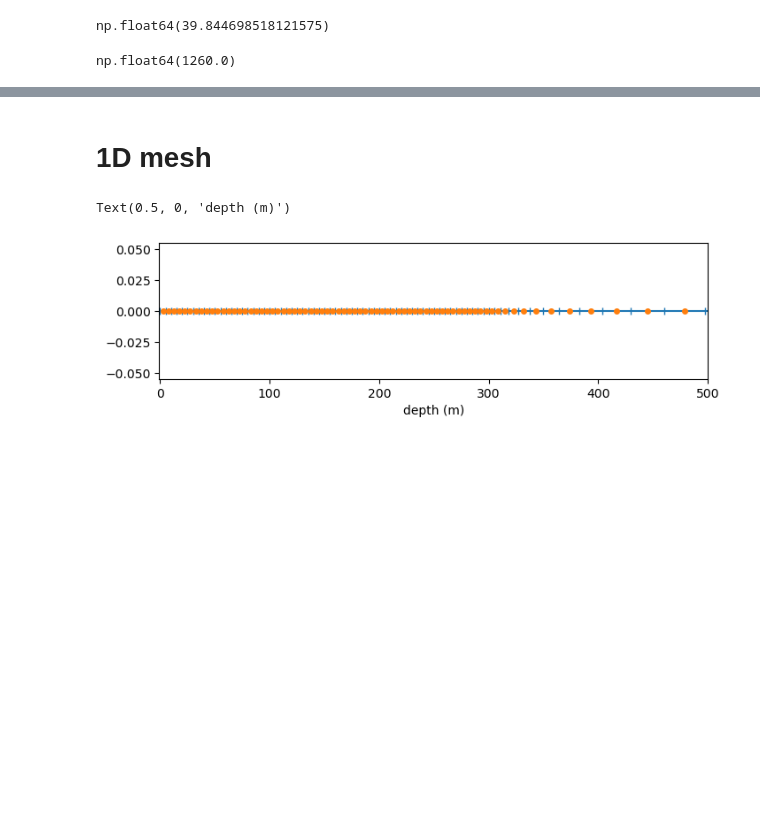
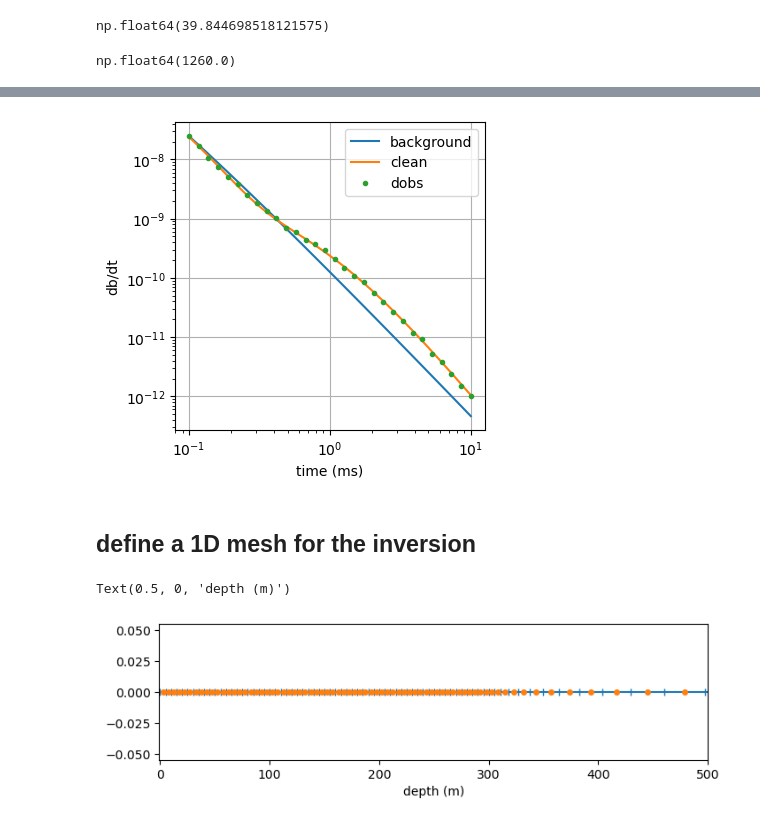
Before and after one commit to ubcgif/2024-aqgeo-meeting-em-tutorial, a Jupyter notebook: 4-inversion-1D.ipynb, the cells around one changed output, grey strips where cells are left out. Saved outputs shown, nothing was run; the diff lists cells and outputs as text; code cells hidden in the pictures; blank space fills up the shorter version.

```diff
--- a/4-inversion-1D.ipynb
+++ b/4-inversion-1D.ipynb
@@ -69,5 +91,22 @@ np.float64(1260.0)
+# %%
+relative_error = 0.05
+d_background = simulation_3layer.dpred(np.log(sigma_back)*np.ones(3))
+d_true = simulation_3layer.dpred(m_true)
+d_noisy = d_true + relative_error*np.abs(d_true)*np.random.randn(len(d_true))
+dobs = d_noisy
+# %%
+fig, ax = plt.subplots(1, 1, figsize=(4, 4))
+ax.loglog(rx_times*1e3, -d_background, label="background")
+ax.loglog(rx_times*1e3, -d_true, label="clean")
+ax.loglog(rx_times*1e3, -d_noisy, ".", label="dobs")
+ax.set_xlabel("time (ms)")
+ax.set_ylabel("db/dt")
+ax.legend()
+ax.grid()
+# %% [output]
+[figure, new version]
 # %% [markdown]
-# 1D mesh
+## define a 1D mesh for the inversion
 # %%
 cell_size = 5
 layer_thicknesses = np.hstack([[cell_size]*int(300/cell_size), cell_size * np.logspace(0, 1.5, 20)])
```
Also changed, not shown: parts of 27 cells of this notebook, 4 other files.
